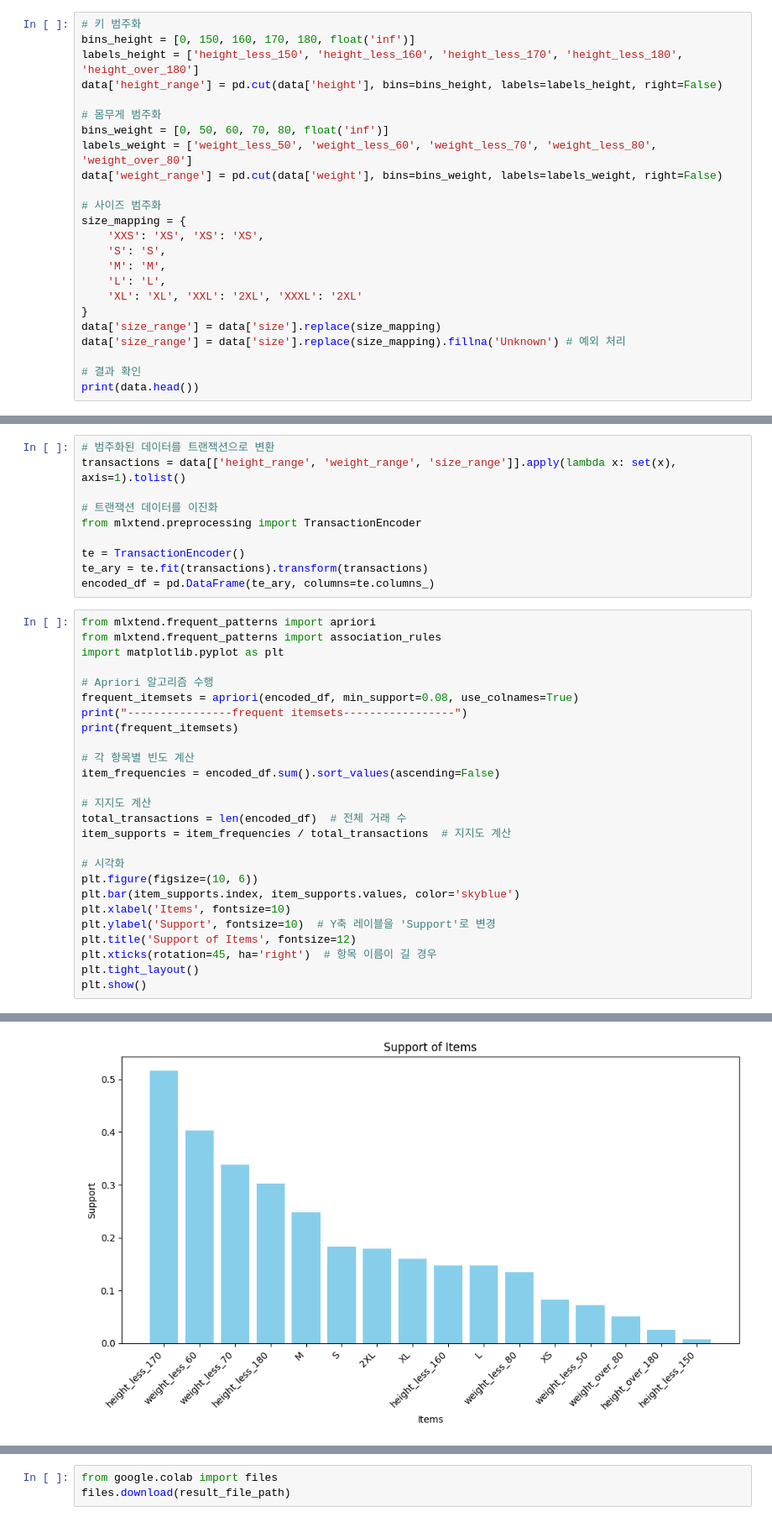
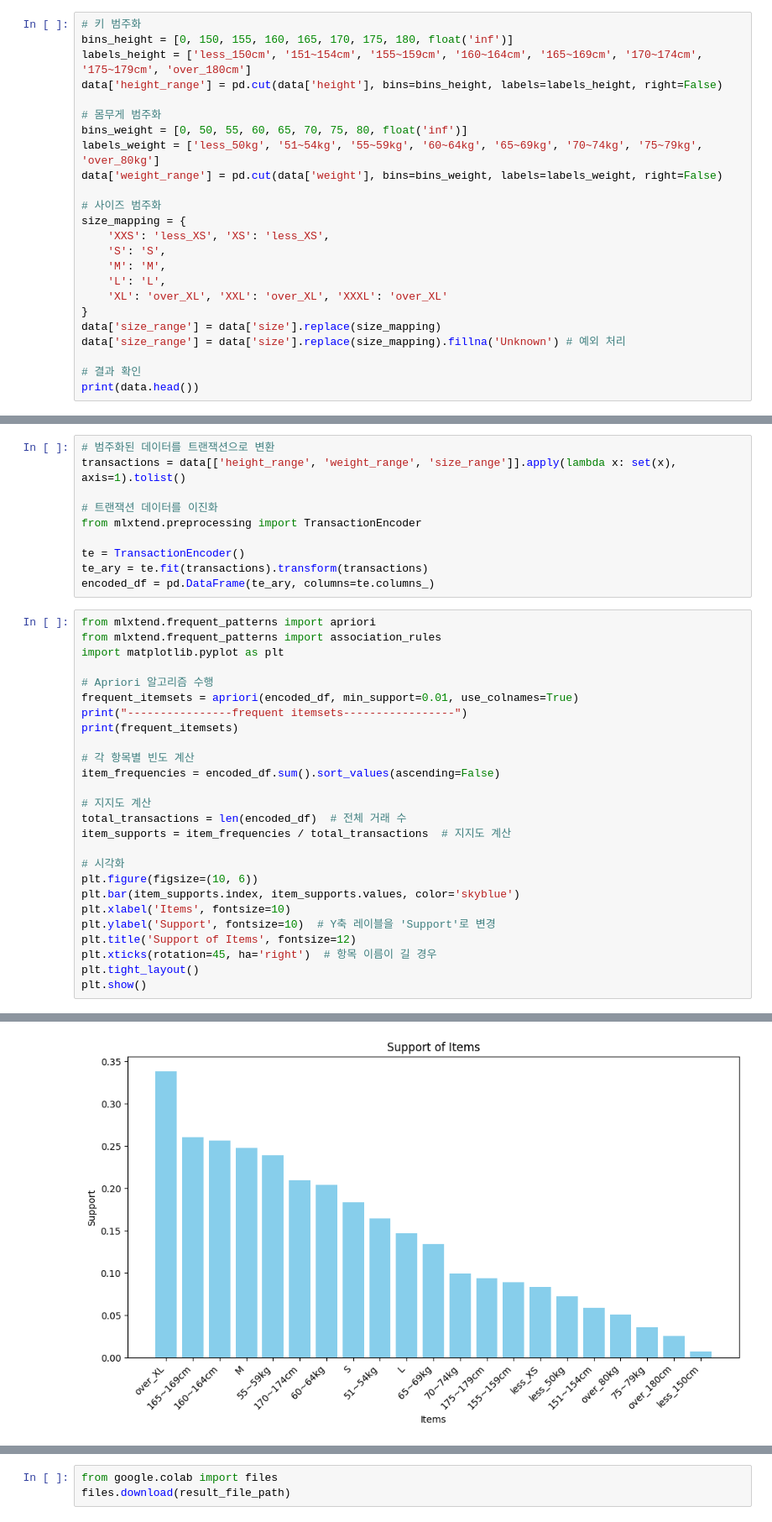
Before and after one commit to eccho03/datamining_project_clothes, a Jupyter notebook: A_priori.ipynb, the cells around one changed output, grey strips where cells are left out. Shown at 84% size. Saved outputs shown, nothing was run; the diff lists cells and outputs as text.

```diff
--- a/A_priori.ipynb
+++ b/A_priori.ipynb
@@ -62,22 +62,22 @@ data['weight'] = pd.to_numeric(data['weight'], errors='coerce')
 data.dropna(subset=['height', 'weight'], inplace=True)
 # %%
 # 키 범주화
-bins_height = [0, 150, 160, 170, 180, float('inf')]
-labels_height = ['height_less_150', 'height_less_160', 'height_less_170', 'height_less_180', 'height_over_180']
+bins_height = [0, 150, 155, 160, 165, 170, 175, 180, float('inf')]
+labels_height = ['less_150cm', '151~154cm', '155~159cm', '160~164cm', '165~169cm', '170~174cm', '175~179cm', 'over_180cm']
 data['height_range'] = pd.cut(data['height'], bins=bins_height, labels=labels_height, right=False)
 
 # 몸무게 범주화
-bins_weight = [0, 50, 60, 70, 80, float('inf')]
-labels_weight = ['weight_less_50', 'weight_less_60', 'weight_less_70', 'weight_less_80', 'weight_over_80']
+bins_weight = [0, 50, 55, 60, 65, 70, 75, 80, float('inf')]
+labels_weight = ['less_50kg', '51~54kg', '55~59kg', '60~64kg', '65~69kg', '70~74kg', '75~79kg', 'over_80kg']
 data['weight_range'] = pd.cut(data['weight'], bins=bins_weight, labels=labels_weight, right=False)
 
 # 사이즈 범주화
 size_mapping = {
-    'XXS': 'XS', 'XS': 'XS',
+    'XXS': 'less_XS', 'XS': 'less_XS',
     'S': 'S',
     'M': 'M',
     'L': 'L',
-    'XL': 'XL', 'XXL': '2XL', 'XXXL': '2XL'
+    'XL': 'over_XL', 'XXL': 'over_XL', 'XXXL': 'over_XL'
 }
 data['size_range'] = data['size'].replace(size_mapping)
 data['size_range'] = data['size'].replace(size_mapping).fillna('Unknown') # 예외 처리
@@ -107,7 +107,7 @@ from mlxtend.frequent_patterns import association_rules
 import matplotlib.pyplot as plt
 
 # Apriori 알고리즘 수행
-frequent_itemsets = apriori(encoded_df, min_support=0.08, use_colnames=True)
+frequent_itemsets = apriori(encoded_df, min_support=0.01, use_colnames=True)
 print("----------------frequent itemsets-----------------")
 print(frequent_itemsets)
 
@@ -148,3 +146,3 @@ plt.show()
-[figure, old version]
+[figure, new version]
 # %%
 frequent_itemsets['num_itemsets'] = len(frequent_itemsets)
```
Also changed, not shown: parts of 10 cells of this notebook.
